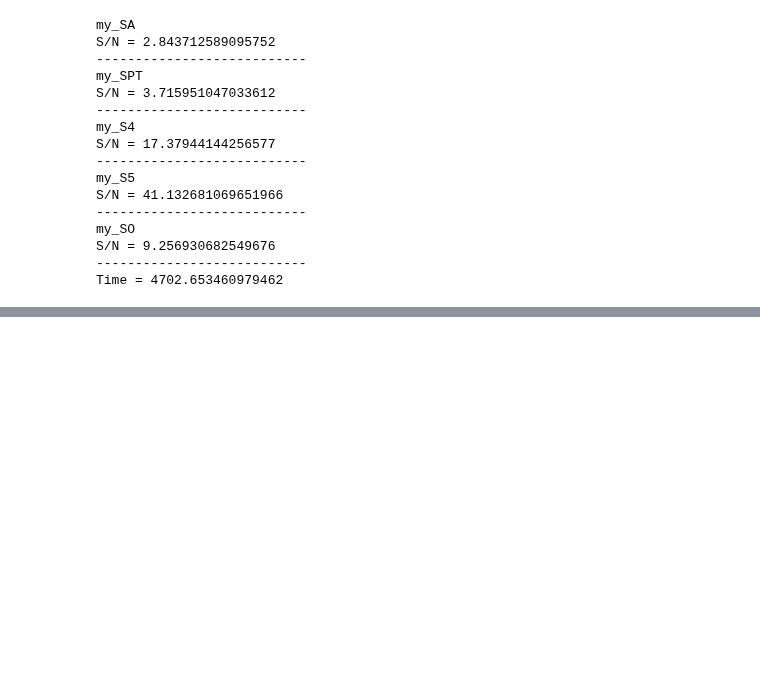
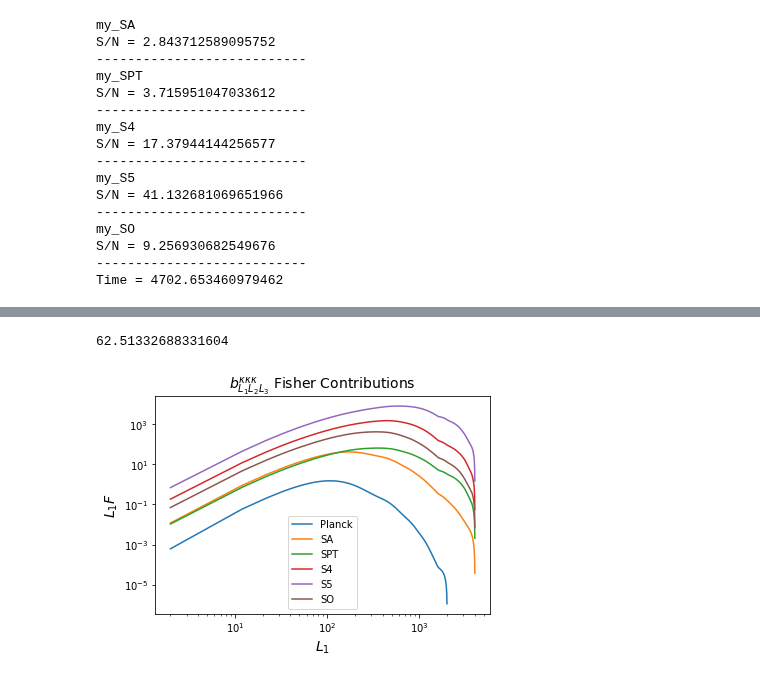
Before and after one commit to mfrobertson/omegaQE, a Jupyter notebook: kkomega/fisher.ipynb, the cells around one changed output, grey strips where cells are left out. Cells and saved outputs as stored; diff of their text form; code cells hidden in the pictures; blank space fills up the shorter version.

```diff
--- a/kkomega/fisher.ipynb
+++ b/kkomega/fisher.ipynb
@@ -157,0 +287,22 @@ Time = 4702.653460979462
+# %%
+dL = 10
+dTheta = 0.3
+Lmaxs = [2000, 4000, 4000, 4000, 4000, 4000]
+f_skys = [0.7, 0.65, 0.06, 0.4, 0.5, 0.4]
+exps = ["my_Planck", "my_SA", "my_SPT", "my_S4", "my_S5", "my_SO"]
+t0 = time.time()
+for iii, exp in enumerate(exps):
+    N0_file = f"cache/_N0/N0_{exp}_14_14_TQU.npy"
+    fisher = Fisher(N0_file, ells_sample_file, M_file)
+    Ls_conv, F_conv = fisher.get_convergence_bispectrum_Fisher2(Lmaxs[iii], dL, dTheta, Lmaxs[iii], f_skys[iii], arr=True)
+    plt.loglog(Ls_conv, Ls_conv*F_conv, label=f"{exp[3:]}")
+t1 = time.time()
+print(t1-t0)
+plt.title("$b_{L_1L_2L_3}^{\kappa\kappa\kappa}$ Fisher Contributions", fontsize=14)
+plt.xlabel("$L_1$", fontsize=14)
+plt.ylabel("$L_1F$", fontsize=14)
+plt.legend()
+plt.show()
+# %% [output]
+62.51332688331604
+[figure, added]
```
Also changed, not shown: parts of 6 cells of this notebook, 1 other file.
